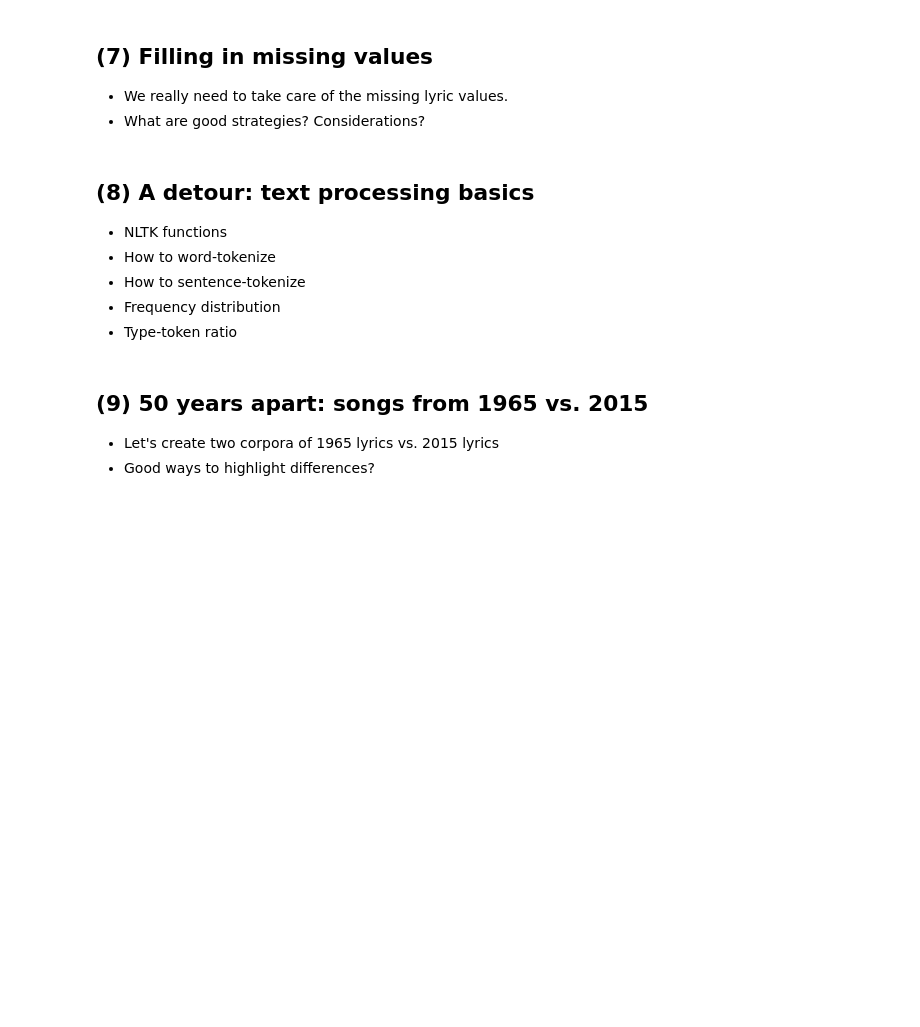
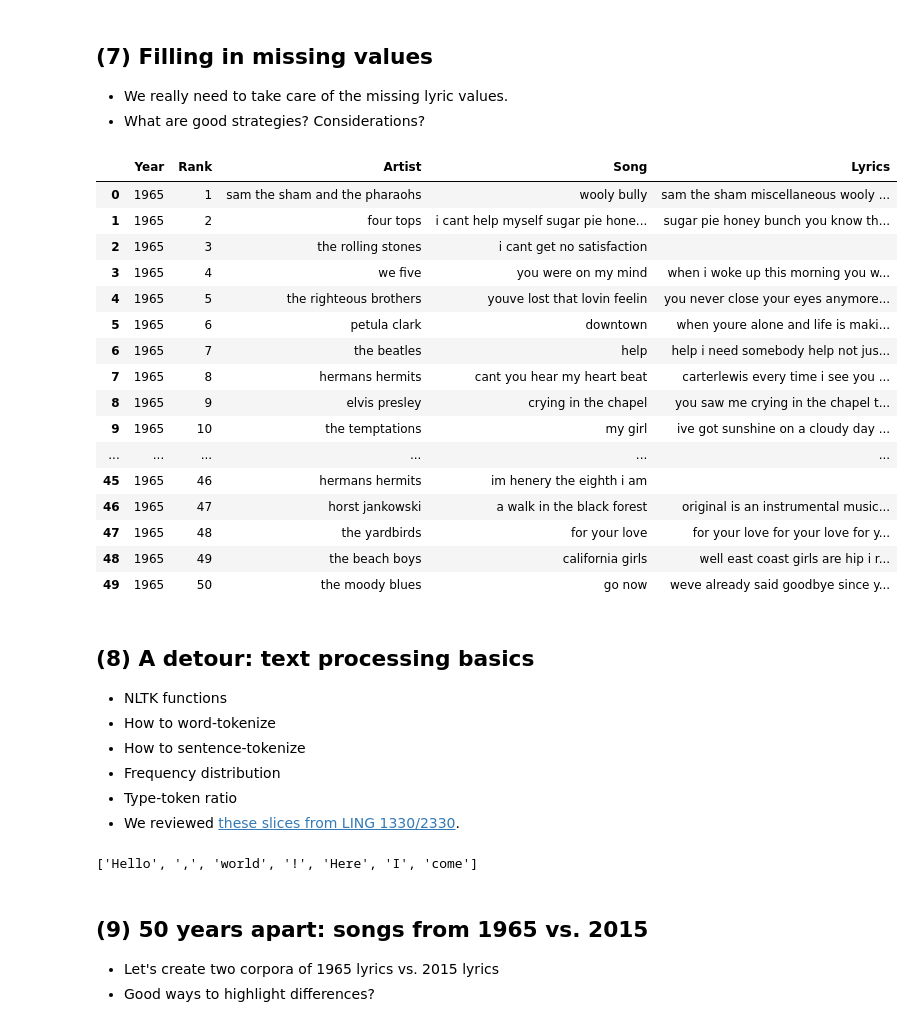
Before and after one commit to mmj32/Class-Practice-Repo, a Jupyter notebook: activity3/pop_music_lyrics_NARAE.ipynb, the cells around one changed output. Cells and saved outputs as stored; diff of their text form; code cells hidden in the pictures; blank space fills up the shorter version.

Commit message:
pop music lyrics notebook updated

```diff
--- a/activity3/pop_music_lyrics_NARAE.ipynb
+++ b/activity3/pop_music_lyrics_NARAE.ipynb
@@ -197,0 +188,10 @@ songs.loc[songs['Artist']=='madonna', :]   # Madonna songs only!
+# %%
+songs.head()
+len(songs.loc[0, 'Lyrics'].split())
+
+foo = songs[:50]
+
+# Before .fillna(), this produces an error.
+# There are a few NaN values between index 40 and 50.
+for x in foo['Lyrics']:
+     print(len(x.split()))
@@ -197,0 +249,13 @@ songs.loc[songs['Artist']=='madonna', :]   # Madonna songs only!
+# %%
+# Average word length in number of characters
+def get_avg_len(toks):
+    lens = [len(t) for t in toks]
+    if len(toks) == 0: return 0
+    else: return sum(lens)/len(lens)
+
+sent = 'Colorless green ideas sleep furiously'.split()
+sent
+get_avg_len(sent)
+
+songs['avg_wd_len'] = songs['tokens'].map(get_avg_len)
+songs.head()
@@ -197,0 +269,14 @@ songs.loc[songs['Artist']=='madonna', :]   # Madonna songs only!
+# %%
+# TTR (Type-Token Ratio)
+rose = 'rose is a rose is a rose is a rose'.split()
+rose
+len(set(rose))
+
+def get_ttr(toks):
+    if len(toks) == 0: return 0
+    else: return len(set(toks))/len(toks)
+
+get_ttr(rose)
+
+songs['ttr'] = songs['tokens'].map(get_ttr)
+songs.head()
@@ -204,3 +294,25 @@ songs.loc[songs['Artist']=='madonna', :]   # Madonna songs only!
+# %%
+# songs = songs['Lyrics'].fillna('')
+songs.fillna('', inplace=True)   # same as above
+songs[:50]
+# %% [output]
+|  | Year | Rank | Artist | Song | Lyrics |
+| 0 | 1965 | 1 | sam the sham and the pharaohs | wooly bully | sam the sham miscellaneous wooly ... |
+| 1 | 1965 | 2 | four tops | i cant help myself sugar pie hone... | sugar pie honey bunch you know th... |
+| 2 | 1965 | 3 | the rolling stones | i cant get no satisfaction |  |
+| 3 | 1965 | 4 | we five | you were on my mind | when i woke up this morning you w... |
+| 4 | 1965 | 5 | the righteous brothers | youve lost that lovin feelin | you never close your eyes anymore... |
+| 5 | 1965 | 6 | petula clark | downtown | when youre alone and life is maki... |
+| 6 | 1965 | 7 | the beatles | help | help i need somebody help not jus... |
+| 7 | 1965 | 8 | hermans hermits | cant you hear my heart beat | carterlewis every time i see you ... |
+| 8 | 1965 | 9 | elvis presley | crying in the chapel | you saw me crying in the chapel t... |
+| 9 | 1965 | 10 | the temptations | my girl | ive got sunshine on a cloudy day ... |
+| ... | ... | ... | ... | ... | ... |
+| 45 | 1965 | 46 | hermans hermits | im henery the eighth i am |  |
+| 46 | 1965 | 47 | horst jankowski | a walk in the black forest | original is an instrumental music... |
+| 47 | 1965 | 48 | the yardbirds | for your love | for your love for your love for y... |
+| 48 | 1965 | 49 | the beach boys | california girls | well east coast girls are hip i r... |
+| 49 | 1965 | 50 | the moody blues | go now | weve already said goodbye since y... |
 # %% [markdown]
 ## (8) A detour: text processing basics
 - NLTK functions
@@ -208,3 +320,4 @@ songs.loc[songs['Artist']=='madonna', :]   # Madonna songs only!
 - How to sentence-tokenize
 - Frequency distribution
 - Type-token ratio
+- We reviewed [these slices from LING 1330/2330](http://www.pitt.edu/~naraehan/ling1330/Lab13.pdf).
@@ -213,3 +324,10 @@ songs.loc[songs['Artist']=='madonna', :]   # Madonna songs only!
+# %%
+import nltk
+nltk.corpus.brown.words()
+nltk.word_tokenize('Hello, world! Here I come')
+# rest of it on http://www.pitt.edu/~naraehan/ling1330/Lab13.pdf
+# %% [output]
+['Hello', ',', 'world', '!', 'Here', 'I', 'come']
 # %% [markdown]
 ## (9) 50 years apart: songs from 1965 vs. 2015
 - Let's create two corpora of 1965 lyrics vs. 2015 lyrics
```
Also changed, not shown: parts of 11 cells of this notebook.
